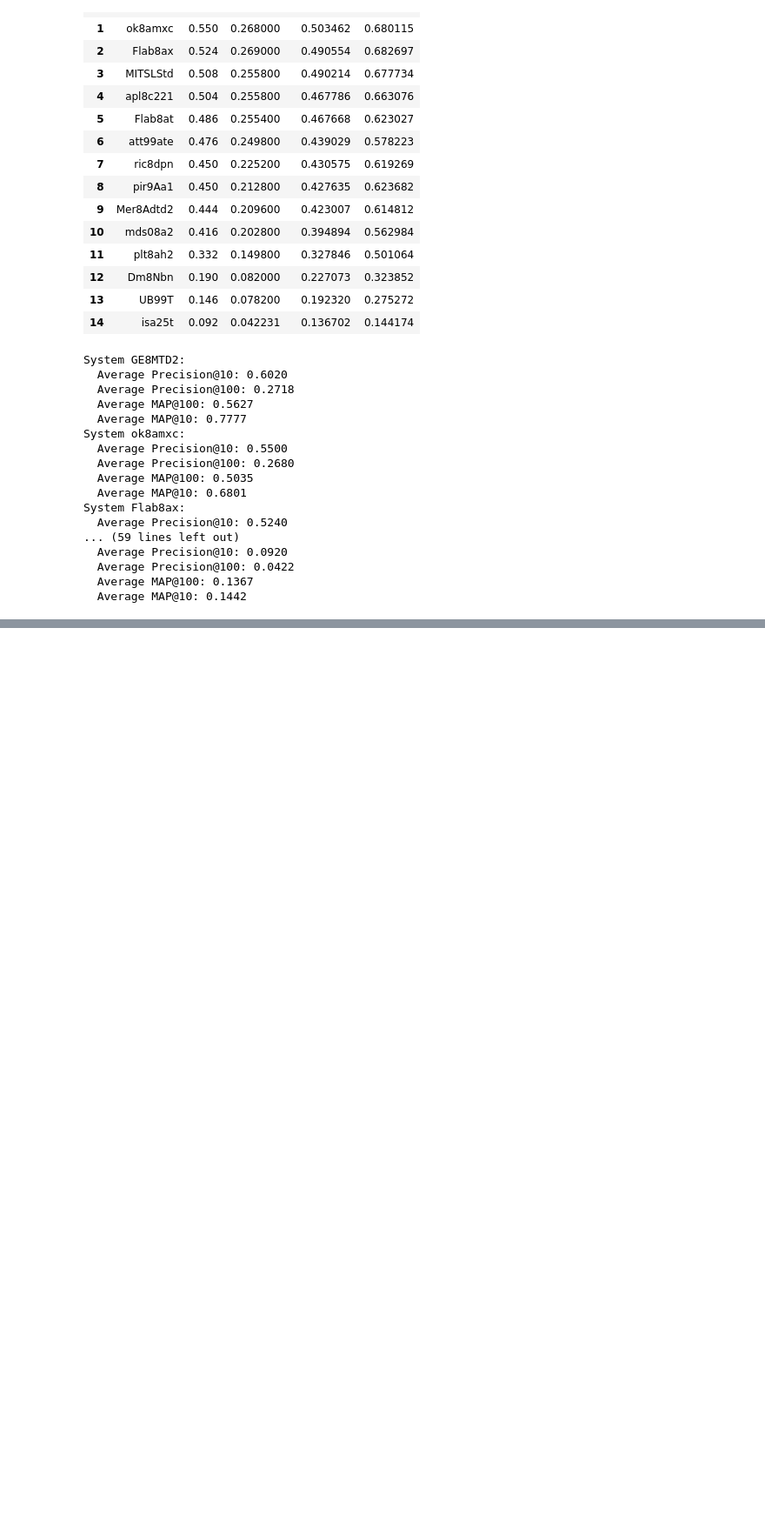
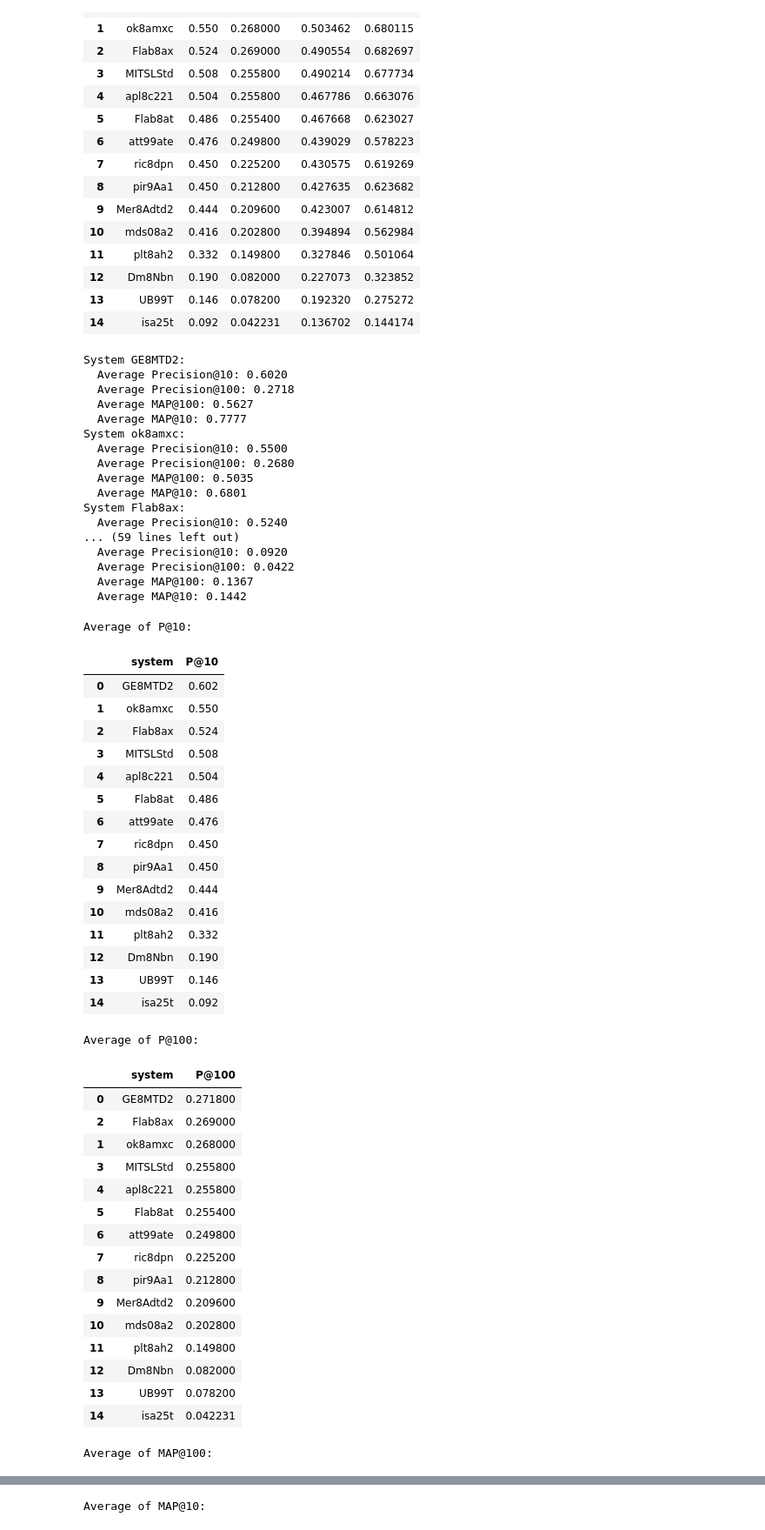
Before and after one commit to naisyh/IR, a Jupyter notebook: PandMAP.ipynb, the cells around one changed output, grey strips where cells are left out. Shown at 87% size. Cells and saved outputs as stored; diff of their text form; code cells hidden in the pictures; blank space fills up the shorter version.

Commit message:
avg in table

```diff
--- a/PandMAP.ipynb
+++ b/PandMAP.ipynb
@@ -376,3 +376,59 @@ System Flab8ax:
   Average Precision@100: 0.0422
   Average MAP@100: 0.1367
   Average MAP@10: 0.1442
+# %%
+
+# Load the CSV file into a DataFrame
+df = average_scores
+
+# Sort by each metric in descending order
+sorted_by_P10 = df[['system', 'P@10']].sort_values(by='P@10', ascending=False)
+sorted_by_P100 = df[['system', 'P@100']].sort_values(by='P@100', ascending=False)
+sorted_by_MAP100 = df[['system', 'MAP@100']].sort_values(by='MAP@100', ascending=False)
+sorted_by_MAP10 = df[['system', 'MAP@10']].sort_values(by='MAP@10', ascending=False)
+
+# Display the sorted DataFrames
+print("Average of P@10:")
+display(sorted_by_P10)
+print("\nAverage of P@100:")
+display(sorted_by_P100)
+print("\nAverage of MAP@100:")
+display(sorted_by_MAP100)
+print("\nAverage of MAP@10:")
+display(sorted_by_MAP10)
+# %% [output]
+Average of P@10:
+|  | system | P@10 |
+| 0 | GE8MTD2 | 0.602 |
+| 1 | ok8amxc | 0.550 |
+| 2 | Flab8ax | 0.524 |
+| 3 | MITSLStd | 0.508 |
+| 4 | apl8c221 | 0.504 |
+| 5 | Flab8at | 0.486 |
+| 6 | att99ate | 0.476 |
+| 7 | ric8dpn | 0.450 |
+| 8 | pir9Aa1 | 0.450 |
+| 9 | Mer8Adtd2 | 0.444 |
+| 10 | mds08a2 | 0.416 |
+| 11 | plt8ah2 | 0.332 |
+| 12 | Dm8Nbn | 0.190 |
+| 13 | UB99T | 0.146 |
+| 14 | isa25t | 0.092 |
+Average of P@100:
+|  | system | P@100 |
+| 0 | GE8MTD2 | 0.271800 |
+| 2 | Flab8ax | 0.269000 |
+| 1 | ok8amxc | 0.268000 |
+| 3 | MITSLStd | 0.255800 |
+| 4 | apl8c221 | 0.255800 |
+| 5 | Flab8at | 0.255400 |
+| 6 | att99ate | 0.249800 |
+| 7 | ric8dpn | 0.225200 |
+| 8 | pir9Aa1 | 0.212800 |
+| 9 | Mer8Adtd2 | 0.209600 |
+| 10 | mds08a2 | 0.202800 |
+| 11 | plt8ah2 | 0.149800 |
+| 12 | Dm8Nbn | 0.082000 |
+| 13 | UB99T | 0.078200 |
+| 14 | isa25t | 0.042231 |
+Average of MAP@100:
@@ -378,0 +451 @@ System Flab8ax:
+Average of MAP@10:
```
Also changed, not shown: parts of 1 cell of this notebook.
